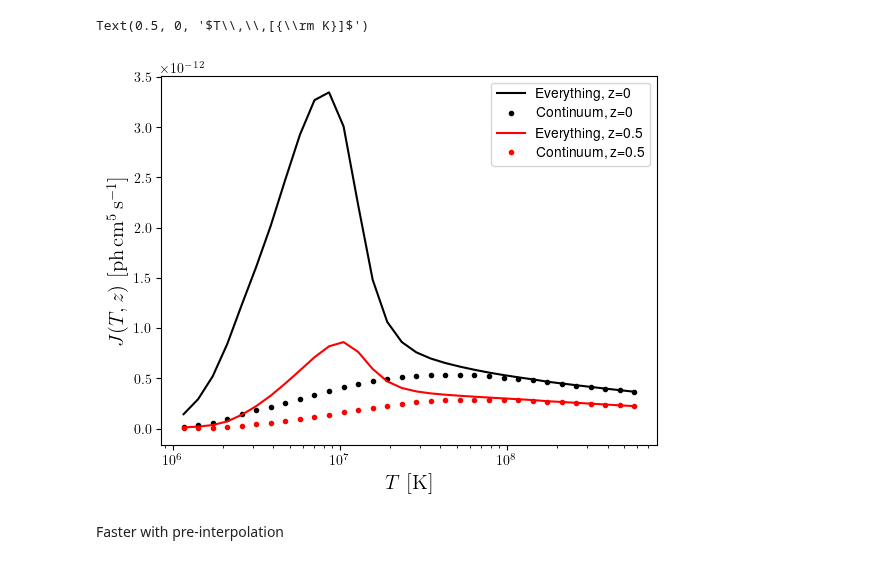
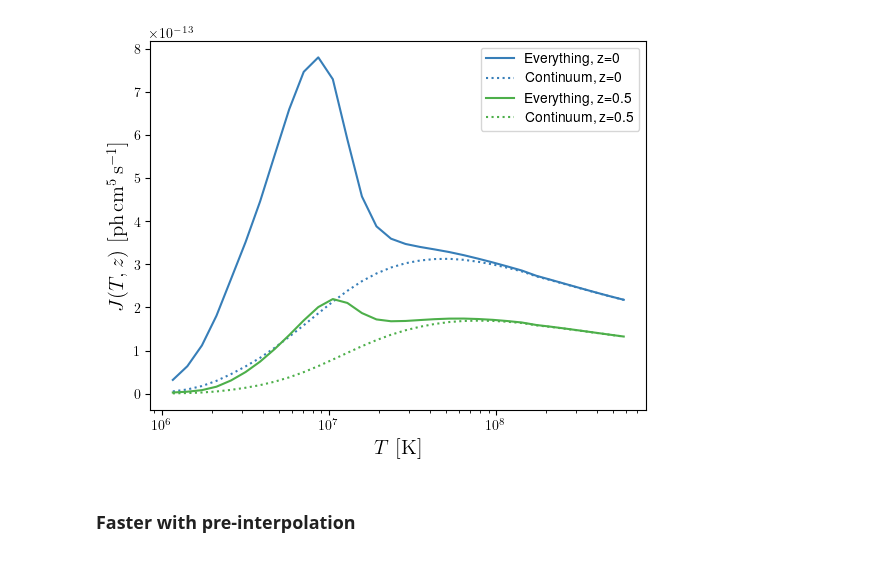
Before and after one commit to Cosmotheka/Cosmotheka_likelihoods, a Jupyter notebook: papers/ROSATx/ROSATProcess.ipynb, the cells around one changed output. Cells and saved outputs as stored; diff of their text form; code cells hidden in the pictures.

```diff
--- a/papers/ROSATx/ROSATProcess.ipynb
+++ b/papers/ROSATx/ROSATProcess.ipynb
@@ -9,0 +12,13 @@ rosat = rx.ROSATResponse('pspcc_gain1_256.rsp')
+# %%
+# Initialize ROSAT spectrum session
+rosat = pyatomdb.spectrum.CIESession()
+
+# Set the metallicity to 0.3 of the solar value
+Zmetal = 0.3
+Zs = np.ones(31)
+Zs[3:] = Zmetal
+rosat.set_abund(np.arange(31, dtype=int), Zs)
+
+# Read response matrix (RMF) and auxiliary response file (ARF)
+rmf = fits.open("data/pspcc_gain1_256.rmf")
+arf = fits.open("data/pspcc_gain1_256.arf")
@@ -40,34 +90,56 @@ Text(0.5, 0, "$\\varepsilon'\\,\\,[{\\rm keV}]$")
 # %%
 plt.figure()
+
 kTs = np.geomspace(0.1, 50.0, 32)
 # Transforms keV to Kelvin
 kT2T = 11604518.1
-z = 0.
-Js_cont = np.array([rosat.get_integrated_spectrum(kT, z, 0.5, 2.0,
-                                                  dolines=False, dopseudo=False)
-                    for kT in kTs])
-Js_all = np.array([rosat.get_integrated_spectrum(kT, z, 0.5, 2.0)
-                   for kT in kTs])
-plt.plot(kTs*kT2T, Js_all, 'k-', label='Everything, z=0')
-plt.plot(kTs*kT2T, Js_cont, 'k.', label='Continuum, z=0')
+
+z = 0.0
+Js_cont = np.array(
+    [rosat.return_integrated_spectrum(kT, 0.5, 2.0, z,
+                                      dolines=False,
+                                      dopseudo=False)
+        for kT in kTs])
+Js_all = np.array(
+    [rosat.return_integrated_spectrum(kT, 0.5, 2.0, z)
+        for kT in kTs])
+plt.plot(kTs * kT2T, Js_all,
+         color="#377EB8",
+         label="Everything, z=0")
+plt.plot(kTs * kT2T, Js_cont,
+         color="#377EB8",
+         linestyle= ":",
+         label="Continuum, z=0")
+
 z = 0.5
-Js_cont = np.array([rosat.get_integrated_spectrum(kT, z, 0.5, 2.0,
-                                                  dolines=False, dopseudo=False)
-                    for kT in kTs])
-Js_all = np.array([rosat.get_integrated_spectrum(kT, z, 0.5, 2.0)
-                   for kT in kTs])
-plt.plot(kTs*kT2T, Js_all, 'r-', label='Everything, z=0.5')
-plt.plot(kTs*kT2T, Js_cont, 'r.', label='Continuum, z=0.5')
-plt.xscale('log')
-#plt.yscale('log')
+Js_cont = np.array(
+    [rosat.return_integrated_spectrum(kT, 0.5, 2.0, z,
+                                      dolines=False,
+                                      dopseudo=False)
+        for kT in kTs])
+Js_all = np.array(
+    [rosat.return_integrated_spectrum(kT, 0.5, 2.0, z)
+        for kT in kTs])
+plt.plot(kTs * kT2T, Js_all,
+         color="#4DAF4A",
+         label="Everything, z=0.5")
+plt.plot(kTs * kT2T, Js_cont,
+         color="#4DAF4A",
+         linestyle= ":",
+         label="Continuum, z=0.5")
+
+plt.xscale("log")
+# plt.yscale('log')
 plt.legend()
-plt.ylabel(r"$J(T,z)\,\,[{\rm ph}\,{\rm cm}^5\,{\rm s}^{-1}]$", fontsize=15)
-plt.xlabel(r"$T\,\,[{\rm K}]$", fontsize=15)
+
+plt.ylabel(r"$J(T,z)\,\,"
+           +r"[{\rm ph}\,{\rm cm}^5\,{\rm s}^{-1}]$",
+           fontsize=15);
+plt.xlabel(r"$T\,\,[{\rm K}]$", fontsize=15);
 # %% [output]
-Text(0.5, 0, '$T\\,\\,[{\\rm K}]$')
-[figure, old version]
+[figure, new version]
 # %% [markdown]
-Faster with pre-interpolation
+### Faster with pre-interpolation
 # %%
 kTmin = 0.1
 kTmax = 50.0
```
Also changed, not shown: parts of 11 cells of this notebook, 12 other files.
